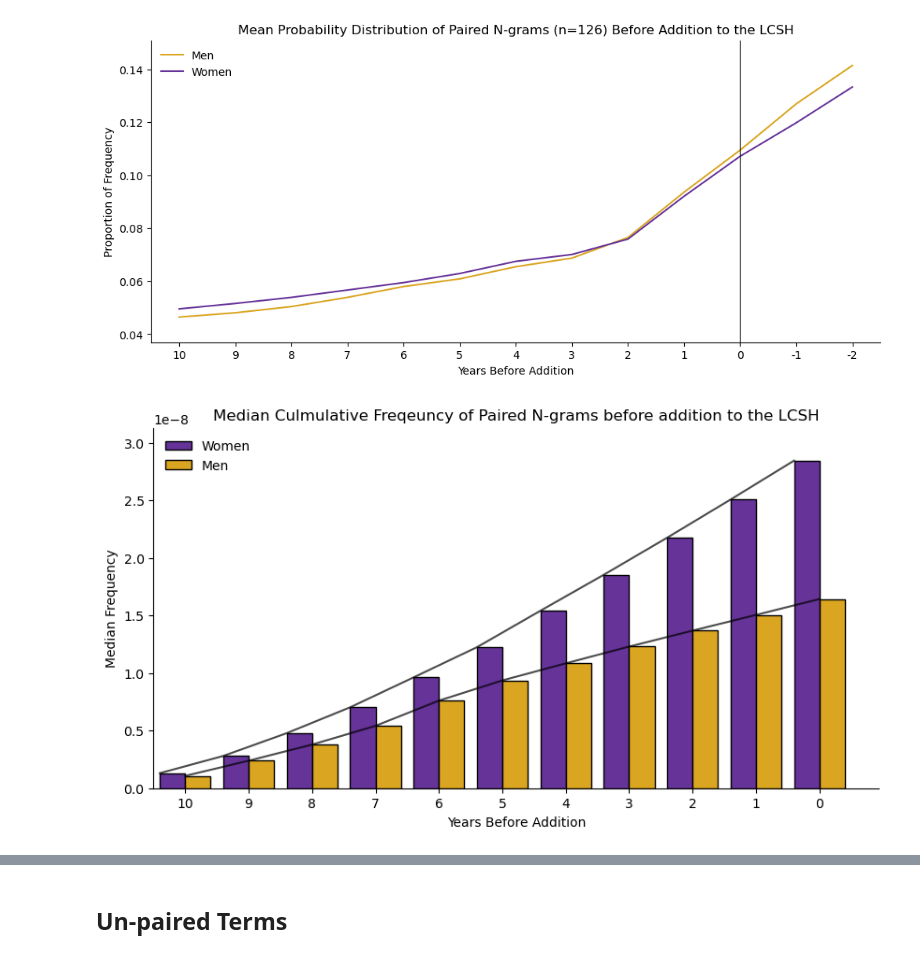
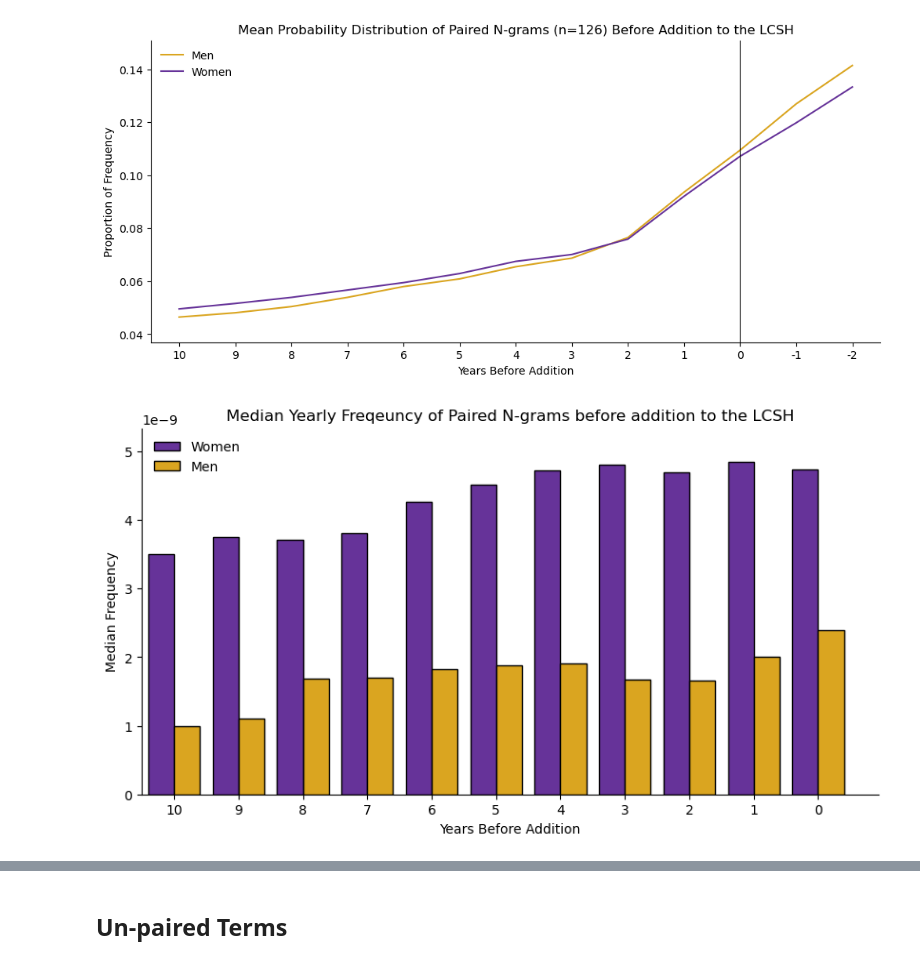
Before and after one commit to katie-warburton/Gender-in-the-LCSH, a Jupyter notebook: LCSHs & Gender.ipynb, the cells around one changed output, grey strips where cells are left out. Drawn from its saved outputs; the diff is of its cells as text; code cells hidden in the pictures.

```diff
--- a/LCSHs & Gender.ipynb
+++ b/LCSHs & Gender.ipynb
@@ -93,8 +93,8 @@ def compareLCC(wCats, mCats, label, raw=False):
     _, ax = plt.subplots(figsize = (10, 5))
     ax.spines[['top', 'right']].set_visible(False)
     x = np.array([i for i in range(len(catSpan))])
-    plt.bar(x-width, wCats.values(), width, align='edge', color='rebeccapurple', edgecolor='black', label='Men')
-    plt.bar(x, mCats.values(), width, align='edge', color='goldenrod', edgecolor='black', label='Women')
+    plt.bar(x-width, wCats.values(), width, align='edge', color='rebeccapurple', edgecolor='black', label='Women')
+    plt.bar(x, mCats.values(), width, align='edge', color='goldenrod', edgecolor='black', label='Men')
     plt.xticks(x, catSpan)
     plt.legend(frameon=False, loc='upper left')
     plt.title(f'LCC Category Distirbution of {label} for Men and Women')
@@ -218,7 +218,6 @@ def getGenderedTerms(lcsh, genderWords):
         if 'lesbian' in words and 'gay' in words:
             continue
         if flag:
-            # this occasionally comes up because LCSH tends to differentiate by gender using 'gay men' and 'lesbians' but not always
             headings[idx] = term
     return headings
 
@@ -271,7 +270,6 @@ def getAvgProp(freqs, years, yrsBefore, yrsAfter):
         added = years[i]-1970
         windowMat = freqs[i,added-(yrsBefore+1):added+yrsAfter]
         if np.sum(windowMat) == 0:
-            print(f'No N-gram frequency for window at index {i}')
             continue
         lines[i] = windowMat / np.sum(windowMat)
     avgLine = np.mean(lines, axis=0)
@@ -289,27 +287,26 @@ def getControl(freqs, yrsBefore, yrsAfter):
     control = np.mean(np.vstack(randomLines), axis=0)
     return control
 
-def getCulmFreqs(freqs, years, yrsBefore, yrsAfter):
+def getRawFreqs(freqs, years, yrsBefore, yrsAfter):
     total = yrsBefore + yrsAfter + 1
     lines = np.zeros((len(years), total))
     for i in range (len(years)):
         added = years[i]-1970
         windowMat = freqs[i,added-(yrsBefore+1):added+yrsAfter]
         if np.sum(windowMat) == 0:
-            print(f'No N-gram frequency for window at index {i}')
             continue
-        lines[i] = np.cumsum(windowMat)
+        lines[i] = windowMat
     return lines
 
-def culmBoxPlot(culmFreq, label, colour='green'):
+def freqBoxPlot(freq, label, colour='green'):
     boxprops=dict(facecolor=colour, color='black')
     _, ax = plt.subplots(figsize = (10, 5))
     ax.spines[['top', 'right']].set_visible(False)
-    ax.boxplot(culmFreq, showfliers=False, patch_artist=True, boxprops=boxprops, medianprops=dict(color='black'))
-    plt.xticks([i for i in range(1, culmFreq.shape[1]+1)], [-i for i in range(-culmFreq.shape[1]+1, 1)])
+    ax.boxplot(freq, showfliers=False, patch_artist=True, boxprops=boxprops, medianprops=dict(color='black'))
+    plt.xticks([i for i in range(1, freq.shape[1]+1)], [-i for i in range(-freq.shape[1]+1, 1)])
     plt.ylabel('Median Frequency')
     plt.xlabel('Years Before')
-    plt.title(f'Median Frequency of N-grams for {label} Before Addition to LCSH')
+    plt.title(f'Median Yearly Frequency of N-grams for {label} Before Addition to LCSH')
     plt.show()
 
 def barPlots(culmFreq, before, after, label, colour='green'):
@@ -318,11 +315,11 @@ def barPlots(culmFreq, before, after, label, colour='green'):
     _, ax = plt.subplots(figsize = (10, 5))
     ax.spines[['top', 'right']].set_visible(False)
     ax.bar(x,culmFreq, color=colour, edgecolor='black')
-    ax.plot(x, culmFreq, color='black')
+    #ax.plot(x, culmFreq, color='black')
     plt.xticks([x[i] for i in range(0, len(x))], [-(x[i]) for i in range(0, len(x))])
     plt.xlim(-before-0.5)
     plt.margins(0, 0.1)
-    plt.title(f'Median Culmulative Freqeuncy of N-grams for {label} before addition to LCSH')
+    plt.title(f'Median Yearly Freqeuncy of N-grams for {label} before addition to LCSH')
     plt.xlabel('Years Before Addition')
     plt.ylabel('Median Frequency')
     plt.show()
@@ -867,33 +903,31 @@ plt.show()
 # %% [output]
 [figure]
 # %%
-mCulmPair = getCulmFreqs(mPairedFreqs, mPairedYrs, 10, 0)
-wCulmPair = getCulmFreqs(wPairedFreqs, wPairedYrs, 10, 0)
+mCulmPair = getRawFreqs(mPairedFreqs, mPairedYrs, 10, 0)
+wCulmPair = getRawFreqs(wPairedFreqs, wPairedYrs, 10, 0)
 
 wCulmAvgPair = np.median(wCulmPair, axis=0)
 mCulmAvgPair = np.median(mCulmPair, axis=0)
 
 width = 0.4
 x = [i for i in range(0, -(10+1), -1)]
 x.reverse()
 x = np.array(x)
 _, ax = plt.subplots(figsize = (10, 5))
 ax.spines[['top', 'right']].set_visible(False)
 ax.bar(x-width,wCulmAvgPair, width, color='rebeccapurple',label='Women',align='edge', edgecolor='black')
-ax.plot(x-width, wCulmAvgPair, color='black', alpha=0.7)
 ax.bar(x,mCulmAvgPair, width, color='goldenrod',label='Men',align='edge', edgecolor='black')
-ax.plot(x, mCulmAvgPair, color='black', alpha=0.7)
 
 plt.xticks([x[i] for i in range(0, len(x))], [-(x[i]) for i in range(0, len(x))])
 plt.xlim(-10-0.5)
 plt.margins(0, 0.1)
-plt.title(f'Median Culmulative Freqeuncy of Paired N-grams before addition to the LCSH')
+plt.title(f'Median Yearly Freqeuncy of Paired N-grams before addition to the LCSH')
 plt.xlabel('Years Before Addition')
 plt.ylabel('Median Frequency')
 plt.legend(loc='upper left', frameon=False)
 plt.show()
 # %% [output]
-[figure, old version]
+[figure, new version]
 # %%
 w = [w[0] for m, w in pairedTerms if w[0] in wIndices and m[0] in mIndices and getNew(w[1]) < getNew(m[1])]
 wPairIdx = [i for i in range(len(wIndices)) if wIndices[i] in w]
```
Also changed, not shown: parts of 42 cells of this notebook, 1 other file.
